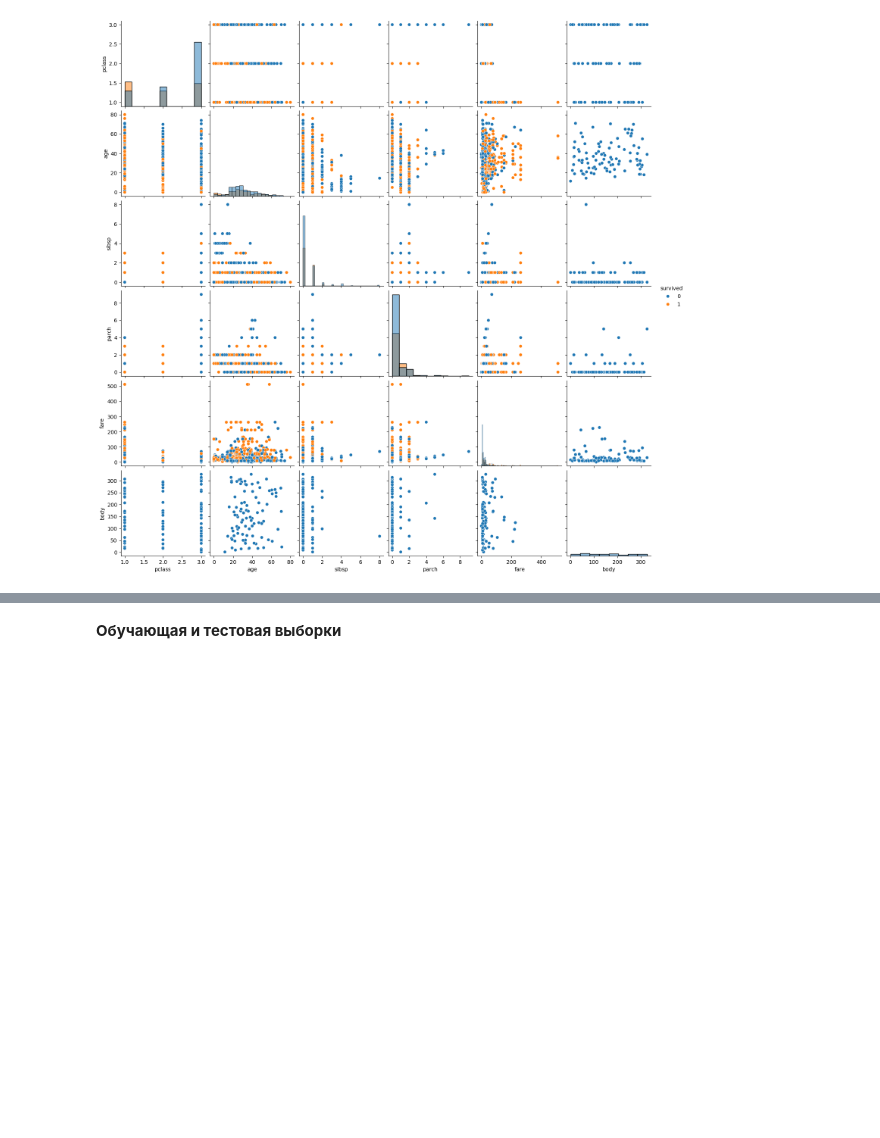
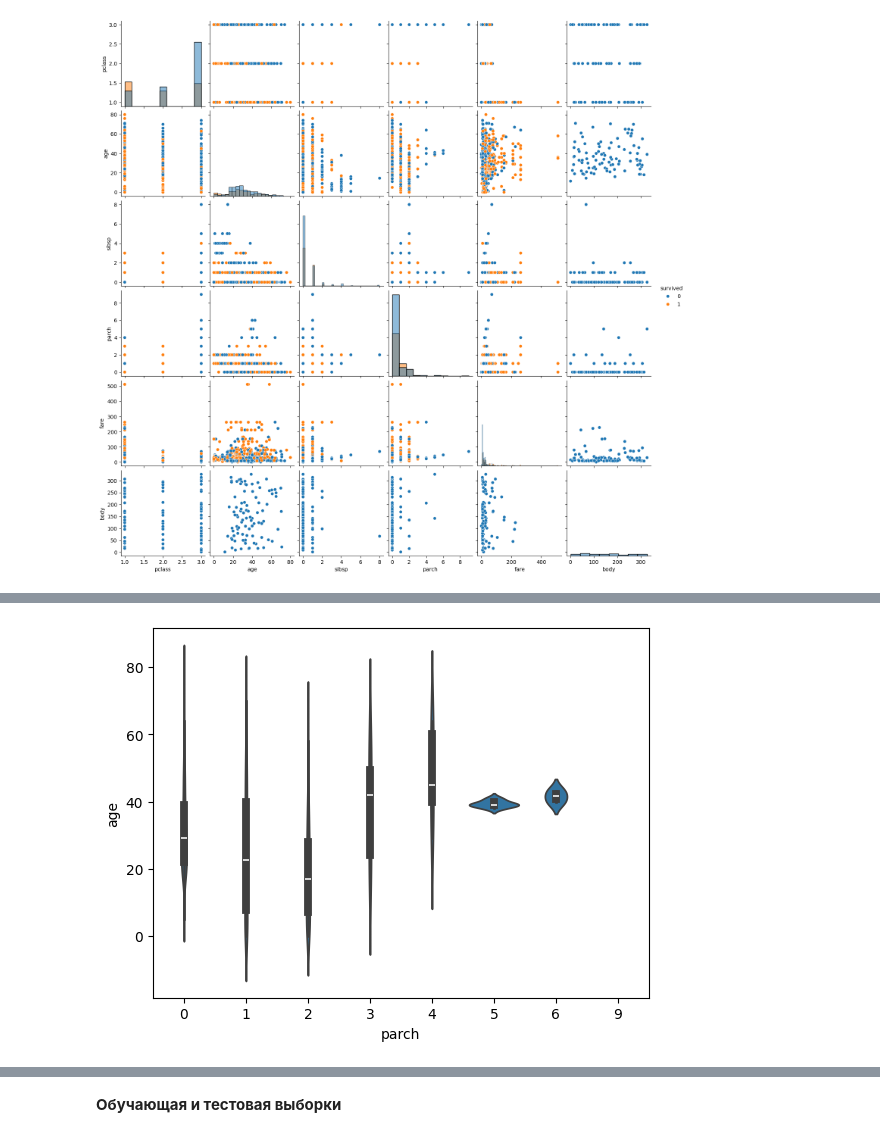
Before and after one commit to evin76/machinelearning2024, a Jupyter notebook: machinelearning2024.ipynb, the cells around one changed output, grey strips where cells are left out. Saved outputs shown, nothing was run; the diff lists cells and outputs as text; code cells hidden in the pictures; blank space fills up the shorter version.

```diff
--- a/machinelearning2024.ipynb
+++ b/machinelearning2024.ipynb
@@ -301,0 +309,5 @@ pass
+# %%
+sns.violinplot(x="parch", y="age", data=data_cleaned)
+pass
+# %% [output]
+[figure, added]
```
Also changed, not shown: parts of 28 cells of this notebook.
